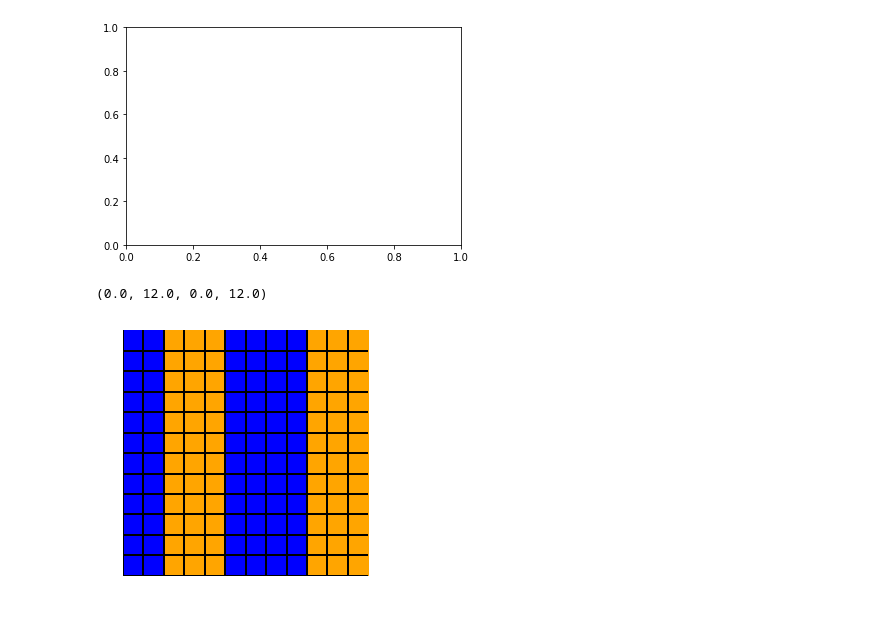
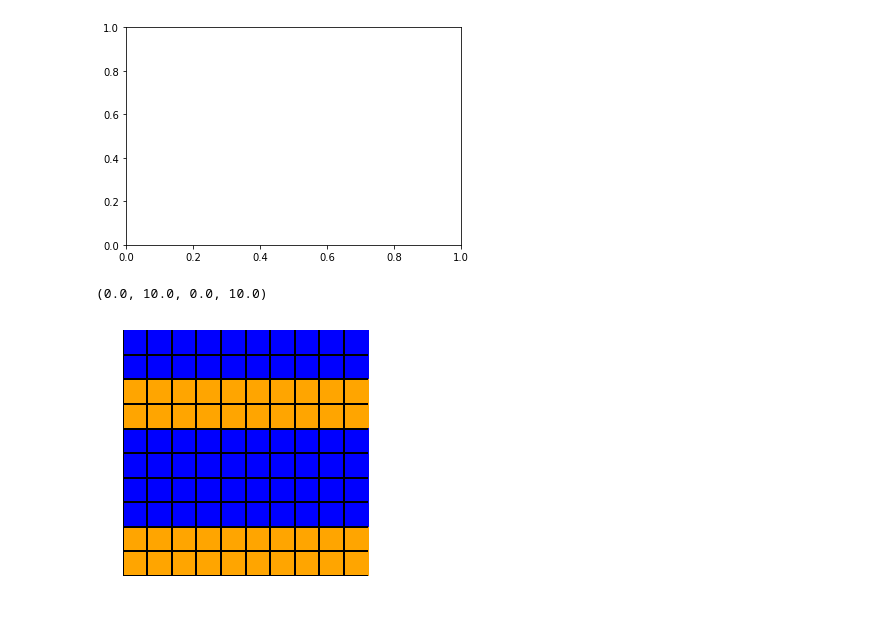
Before and after one commit to guidoAlbarello/aprendizajeEstadistico, a Jupyter notebook: ReglaHistograma.ipynb, the cells around one changed output. Drawn from its saved outputs; the diff is of its cells as text; code cells hidden in the pictures.

```diff
--- a/ReglaHistograma.ipynb
+++ b/ReglaHistograma.ipynb
@@ -41,14 +41,13 @@ def makePoint(coin, random):
     if coin > 0.5:
         return (tB, '')
 # %%
-n = 100000
-randomValues = np.random.uniform(0,1,n)
-x = list(map(invFx1, randomValues))
-y = list(map(invFyxx1, x))
+#randomValues = np.random.uniform(0,1,n)
+#x = list(map(invFx1, randomValues))
+#y = list(map(invFyxx1, x))
 
-randomValues = np.random.uniform(0,1,n)
-x2 = list(map(invFx2, randomValues))
-y2 = list(map(invFyxx2, x2))
+#randomValues = np.random.uniform(0,1,n)
+#x2 = list(map(invFx2, randomValues))
+#y2 = list(map(invFyxx2, x2))
 # %%
 def makeSample(c):
     if c > 0.5:
@@ -73,9 +72,10 @@ def makeGrid(h,x0,x1):
 def inRectangle(x,y, rx,ry, w,d):
     return x >= rx and rx + w > x and y >= ry and ry + h > y
 # %%
+n = 1000
 coins = np.random.uniform(0,1,n)
 points = map(makeSample, coins)
-h = 1/pow(n, 1/4)
+h = 0.1#1/pow(n, 1/4)
 
 grid = makeGrid(h,0,1)
 x,y,c = zip(*points)
@@ -83,10 +83,6 @@ arr = np.array(list(zip(x,y,c)))
 data = pd.DataFrame(data=arr,columns=['x','y','class'])
 data['key'] = 1
 grid['key'] = 1
-#merge
-#count by class and cuadrado
-#group by cuadrado y uedarse el maximo
-#queda datarame
 # %%
 def f(x):
     return inRectangle(x[5], x[6], x[2], x[3], x[0], x[1])
@@ -123,31 +120,31 @@ ValueError: x and y must be the same size
 # %%
 N = len(np.arange(0,1,h))
 data = np.ones((N, N))
 j = 0
 i = 0
 for k in range(len(classifier)):
-    data[j][i] = classifier['class'][i]
+    data[i][j] = classifier['class'][i]
     if j == N -1:
         i = i + 1
         j = 0
     else:
         j = j + 1
 
 # make a figure + axes
 fig, ax = plt.subplots(1, 1, tight_layout=True)
 # make color map
 my_cmap = matplotlib.colors.ListedColormap(['blue', 'orange'])
 # set the 'bad' values (nan) to be white and transparent
 my_cmap.set_bad(color='w', alpha=0)
 # draw the grid
 for x in range(N):
     ax.axhline(x, lw=2, color='k', zorder=5)
     ax.axvline(x, lw=2, color='k', zorder=5)
 
 # draw the boxes
 ax.imshow(data, interpolation='none', cmap=my_cmap, extent=[0, N, 0, N], zorder=0)
 # turn off the axis labels
 ax.axis('off')
 # %% [output]
-(0.0, 12.0, 0.0, 12.0)
+(0.0, 10.0, 0.0, 10.0)
-[figure, old version]
+[figure, new version]
```
Also changed, not shown: parts of 3 cells of this notebook, 1 other file.
